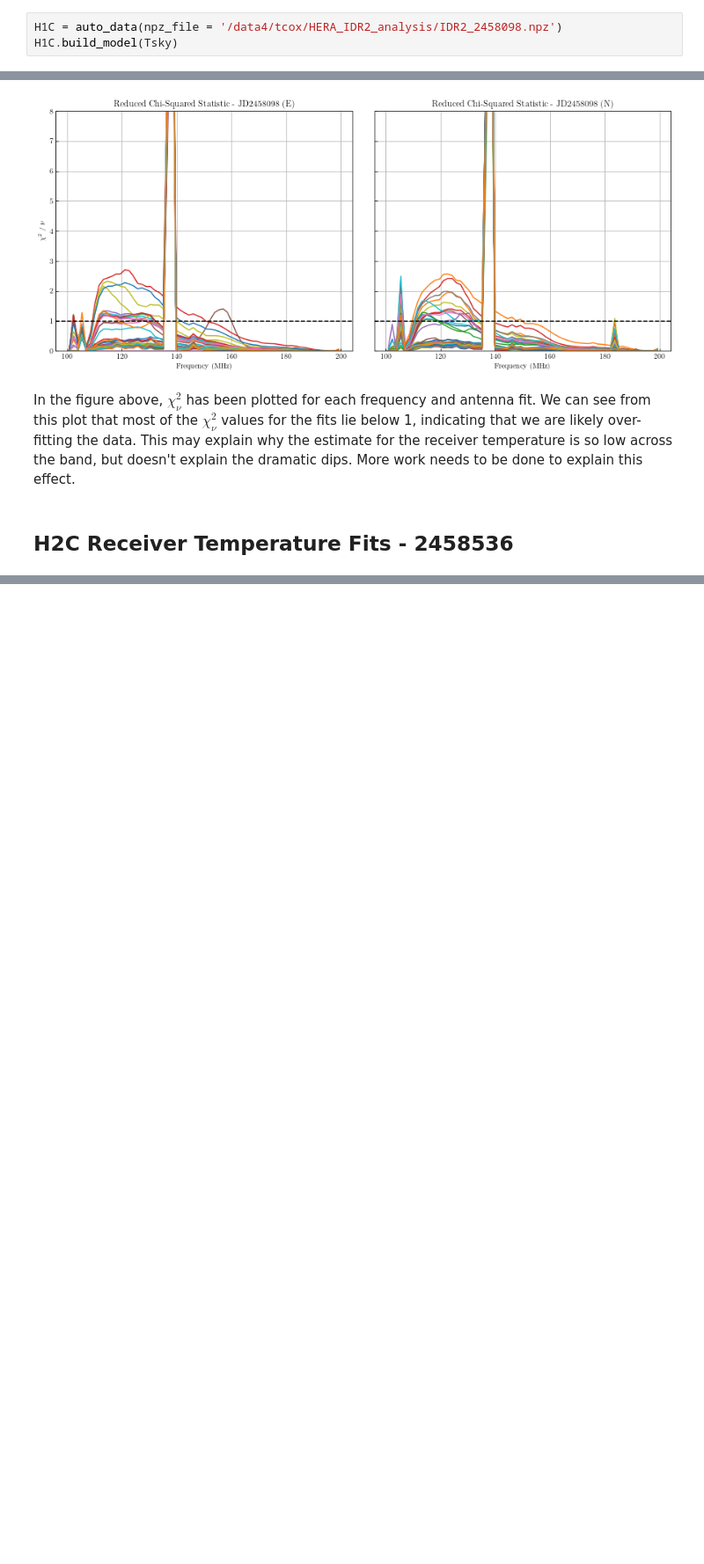
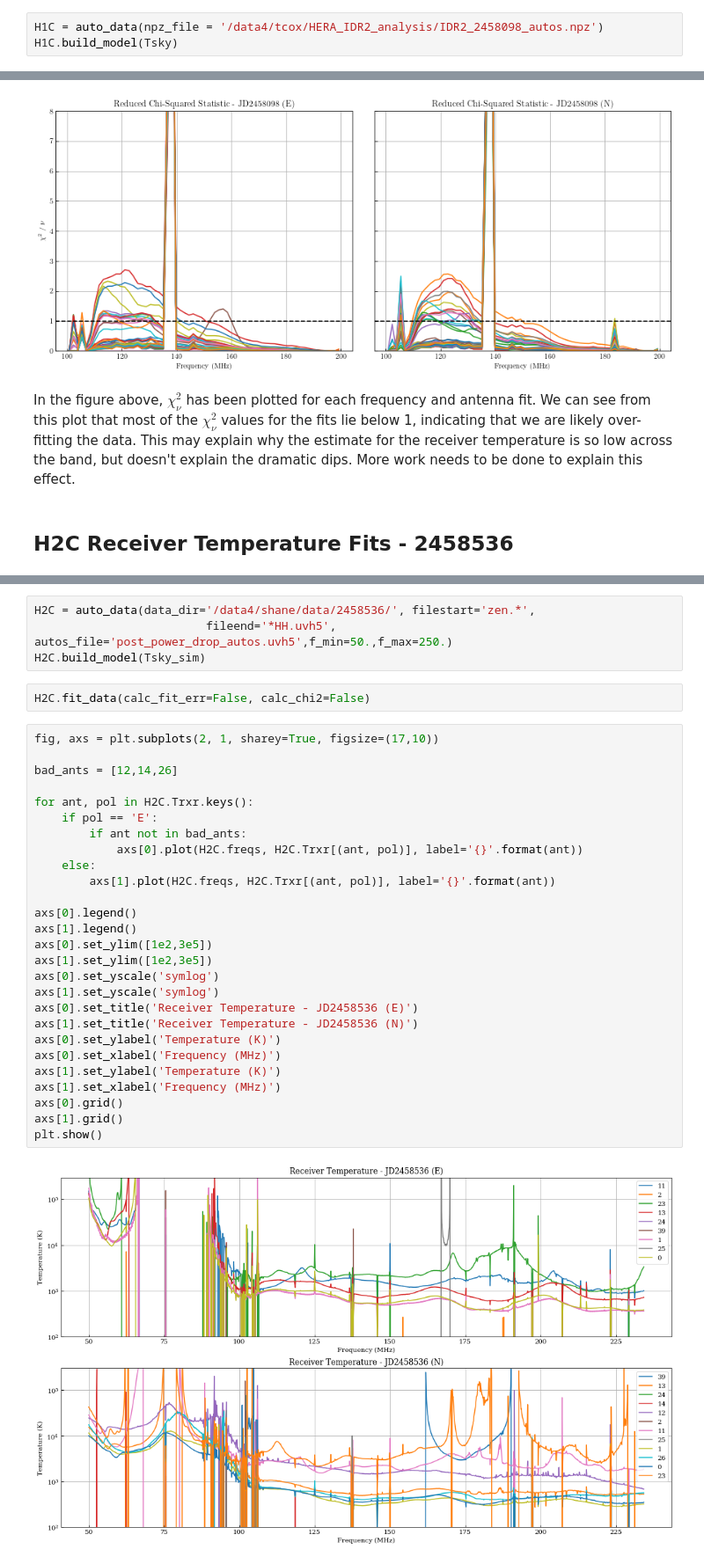
Before and after one commit to tyler-a-cox/HERA_Tsys, a Jupyter notebook: H0C_vs_H1C_fits.ipynb, the cells around one changed output, grey strips where cells are left out. Shown at 88% size. Drawn from its saved outputs; the diff is of its cells as text; blank space fills up the shorter version.

```diff
--- a/H0C_vs_H1C_fits.ipynb
+++ b/H0C_vs_H1C_fits.ipynb
@@ -130,7 +126,7 @@ In the figure above, we plot the reduced chi-squared ($\chi_{\nu}^2$) value for
 # %% [markdown]
 Now, we test the receiver temperature fits for H1C. For this set of fitting, we use the dataset taken on Julian Date 2458098. Again, we begin by reading in auto-correlation data and interpolating the sky model to match the range of frequencies and LSTs in this set of data.
 # %%
-H1C = auto_data(npz_file = '/data4/tcox/HERA_IDR2_analysis/IDR2_2458098.npz')
+H1C = auto_data(npz_file = '/data4/tcox/HERA_IDR2_analysis/IDR2_2458098_autos.npz')
 H1C.build_model(Tsky)
 # %% [markdown]
 We now fit the model to the data to obtain the receiver temperature. We also calculate the error on the receiver temperature due to the error in the fit parameters and the reduced chi-squared statistic.
@@ -233,0 +227,35 @@ NameError: name 'TskySim' is not defined
+# %%
+H2C = auto_data(data_dir='/data4/shane/data/2458536/', filestart='zen.*',
+                         fileend='*HH.uvh5', autos_file='post_power_drop_autos.uvh5',f_min=50.,f_max=250.)
+H2C.build_model(Tsky_sim)
+# %%
+H2C.fit_data(calc_fit_err=False, calc_chi2=False)
+# %%
+fig, axs = plt.subplots(2, 1, sharey=True, figsize=(17,10))
+
+bad_ants = [12,14,26]
+
+for ant, pol in H2C.Trxr.keys():
+    if pol == 'E':
+        if ant not in bad_ants:
+            axs[0].plot(H2C.freqs, H2C.Trxr[(ant, pol)], label='{}'.format(ant))
+    else:
+        axs[1].plot(H2C.freqs, H2C.Trxr[(ant, pol)], label='{}'.format(ant))
+
+axs[0].legend()
+axs[1].legend()
+axs[0].set_ylim([1e2,3e5])
+axs[1].set_ylim([1e2,3e5])
+axs[0].set_yscale('symlog')
+axs[1].set_yscale('symlog')
+axs[0].set_title('Receiver Temperature - JD2458536 (E)')
+axs[1].set_title('Receiver Temperature - JD2458536 (N)')
+axs[0].set_ylabel('Temperature (K)')
+axs[0].set_xlabel('Frequency (MHz)')
+axs[1].set_ylabel('Temperature (K)')
+axs[1].set_xlabel('Frequency (MHz)')
+axs[0].grid()
+axs[1].grid()
+plt.show()
+# %% [output]
+[figure, added]
```
Also changed, not shown: parts of 11 cells of this notebook, 1 other file.
